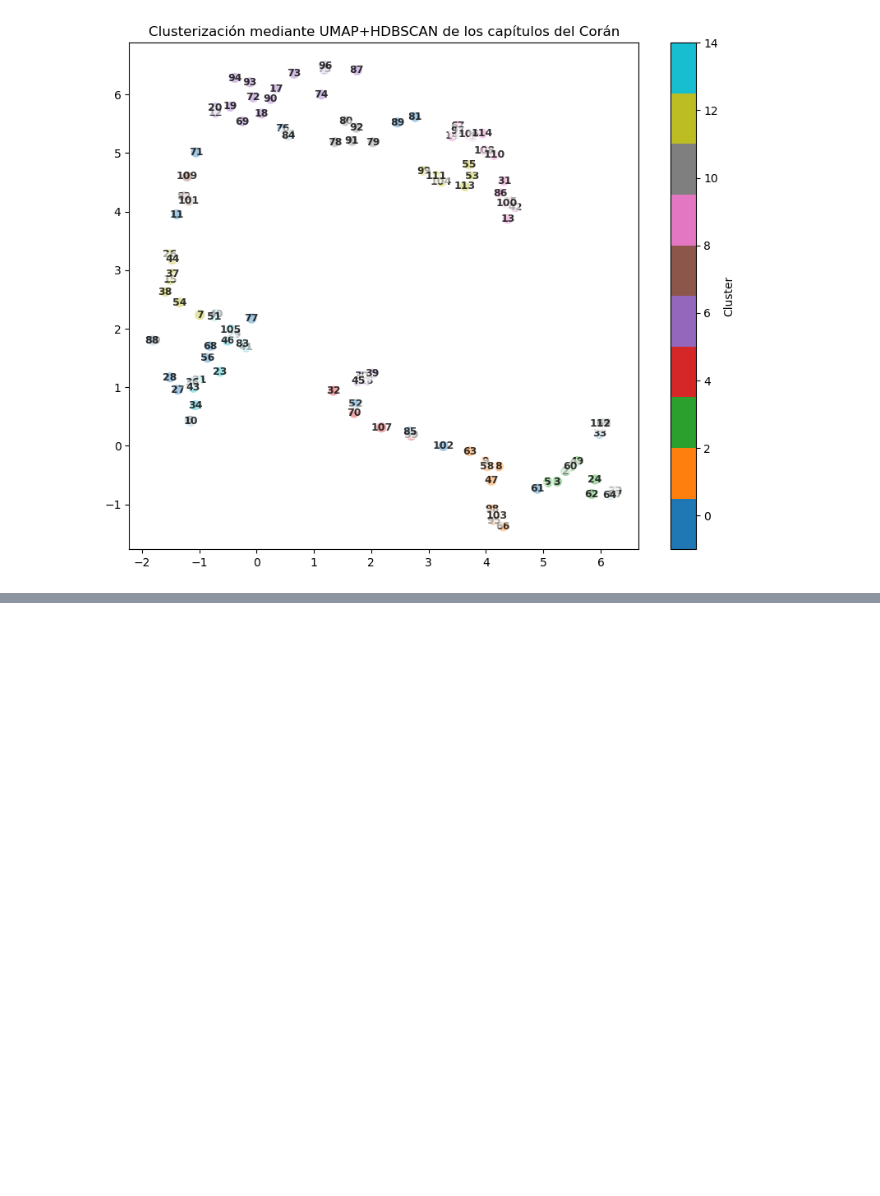
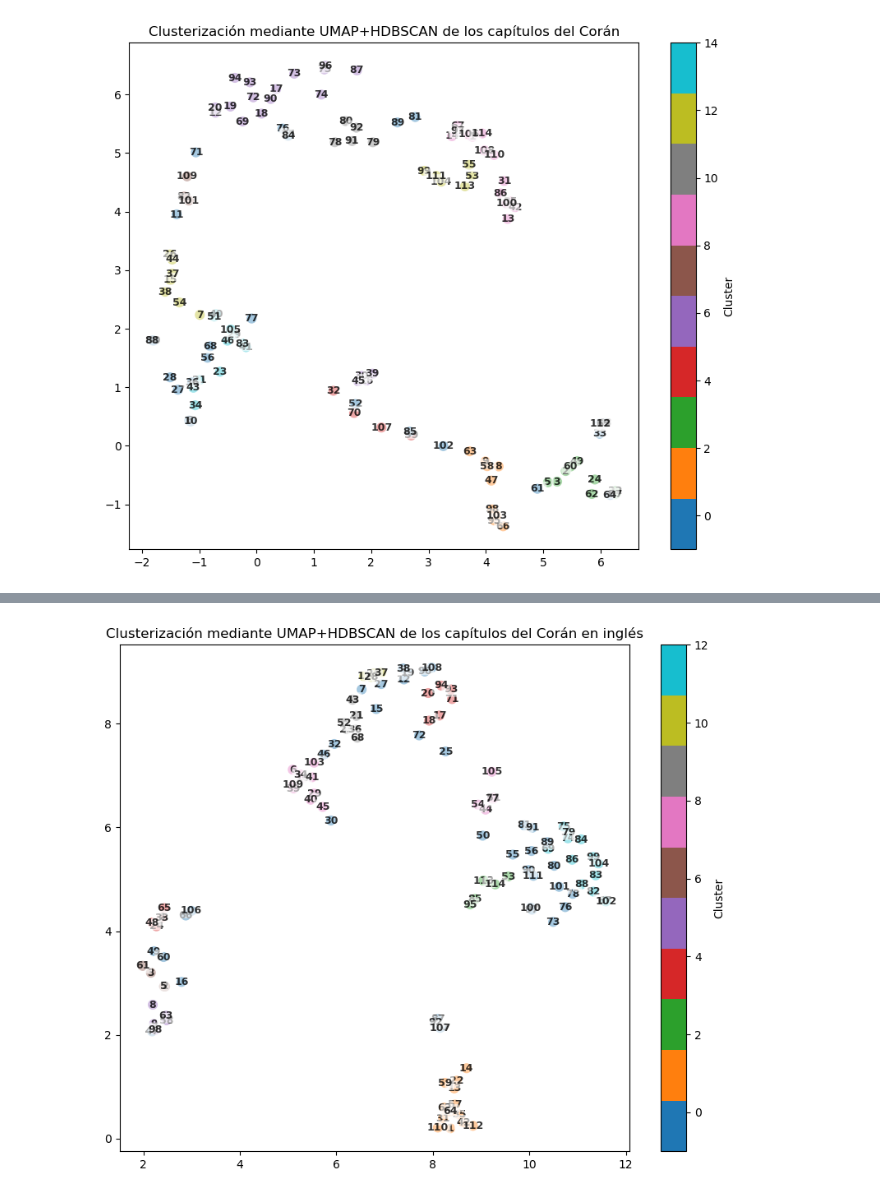
Before and after one commit to UnaiOlaiz/NLP-Group-Project, a Jupyter notebook: src/Búsqueda Semántica.ipynb, the cells around one changed output, grey strips where cells are left out. Saved outputs shown, nothing was run; the diff lists cells and outputs as text; code cells hidden in the pictures; blank space fills up the shorter version.

Commit message:
Más plots de los clusters (outliers)

```diff
--- a/src/Búsqueda Semántica.ipynb
+++ b/src/Búsqueda Semántica.ipynb
@@ -50,0 +37,8 @@ df_eng.head()
+# %%
+with open("../data/raw_data/english_quran.txt", "r") as f:
+    lines_eng = f.readlines()
+
+df_eng = pd.DataFrame(lines_eng, columns=["text"])
+df_eng["text"] = df_eng["text"].str.strip()
+
+df_eng.head()
@@ -175,7 +187,7 @@ ft = fasttext.train_unsupervised(
 
 # ft.save_model("../src/modelos/fasttext_english_busqueda_seamantica.bin")
 
-df_ft = pd.DataFrame(lines, columns=["text"])
+df_ft = pd.DataFrame(lines_eng, columns=["text"])
 df_ft["text"] = df_ft["text"].str.strip()
 
 df_ft["eng_embeddings"] = df_ft["text"].apply(lambda x: ft.get_sentence_vector(x))
@@ -425,0 +440,8 @@ plt.show()
+# %%
+df_ft[["capitulo", "verso", "texto"]] = df_ft["text"].str.split("|", expand=True)
+df_ft["capitulo"] = pd.to_numeric(df_ft["capitulo"], errors="coerce").fillna(0).astype(int)
+df_ft["verso"] = pd.to_numeric(df_ft["verso"], errors="coerce").fillna(0).astype(int)
+df_ft = df_ft[df_ft["verso"] != 0]
+df_ft.drop(columns=["text"], inplace=True)
+
+df_ft.head()
@@ -425,0 +455,65 @@ plt.show()
+# %%
+embeddings_cap_eng = (
+    df_ft.groupby("capitulo")["eng_embeddings"].apply(lambda x: np.mean(np.stack(x.values), axis=0))
+    .reset_index()
+)
+print(f"Dimensiones de nuestro df con los embeddings agrupados por capitulos: {embeddings_cap_eng.shape}")
+# 114 capítulos (filas) y 2 columnas (número del capítulo y los embeddings agrupados)
+X = np.vstack(embeddings_cap_eng["eng_embeddings"].values) # Stackeamos verticalmente los embeddings por capítulo
+X_scaled = StandardScaler().fit_transform(X) # Y escalamos
+
+umap_reducer = umap.UMAP(
+    n_neighbors=5,
+    min_dist=0.1,
+    n_components=10, # Lo dejaremos en 10 dimensiones para preservar mejor la información pero lo pasaremos a 2 después para una mejor visualización
+    metric="cosine", # utilizaremos el cosine similarity como métrica de similitud
+    random_state=42
+)
+
+X_umap = umap_reducer.fit_transform(X_scaled)
+
+hdbscan_ar = hdbscan.HDBSCAN(
+    min_cluster_size = 3, # tamaño mínimo del cluster
+    metric = "euclidean", # distancia euclidiana
+    cluster_selection_epsilon = 0.05,
+    cluster_selection_method = "leaf"
+)
+
+labels = hdbscan_ar.fit_predict(X_umap) # Labels predecidos por
+embeddings_cap_eng["cluster"] = labels
+
+'''
+for c in sorted(embeddings_cap_ar["cluster"].unique()):
+    if c == -1: # No ha encontrado cluster el capítulo
+        print(f"Capítulo sin cluster")
+    for cl in embeddings_cap_ar["cluster"].unique():
+        print(f"Cluster {cl}: {embeddings_cap_ar.loc[embeddings_cap_ar['cluster'] == cl, 'capitulo'].tolist()}")
+'''
+reducer_2d = umap.UMAP(
+    n_neighbors=5,
+    min_dist=0.1,
+    n_components=2, # ahora sí lo pasamos a 2 dimensiones
+    metric="cosine",
+    random_state=42
+)
+X_2D = reducer_2d.fit_transform(X_scaled)
+
+plt.figure(figsize=(10,8))
+plt.scatter(X_2D[:,0], X_2D[:,1], c=labels, cmap="tab10", s=60)
+for i, cap in enumerate(embeddings_cap_eng["capitulo"]):
+    plt.text(
+        X_2D[i, 0],
+        X_2D[i, 1],
+        str(cap),
+        fontsize=9,
+        fontweight='bold',
+        ha='center',
+        va='center',
+        color='black',       # color del texto
+        alpha=0.8,
+        bbox=dict(facecolor='white', alpha=0.6, edgecolor='none', boxstyle='round,pad=0.2')
+    )
+plt.title("Clusterización mediante UMAP+HDBSCAN de los capítulos del Corán en inglés")
+plt.colorbar(label="Cluster")
+plt.show()
+# %% [output]
@@ -425,0 +521 @@ plt.show()
+[figure, added]
```
Also changed, not shown: parts of 10 cells of this notebook.
